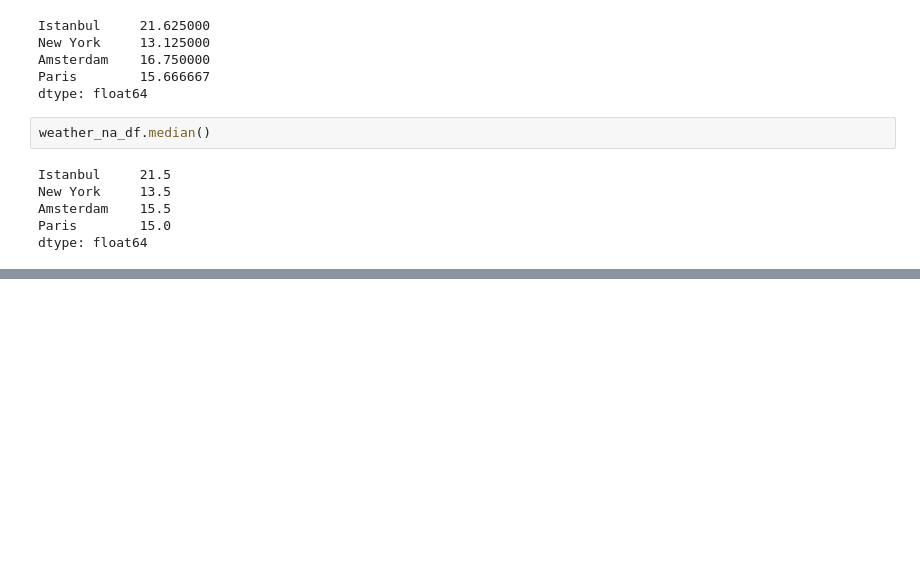
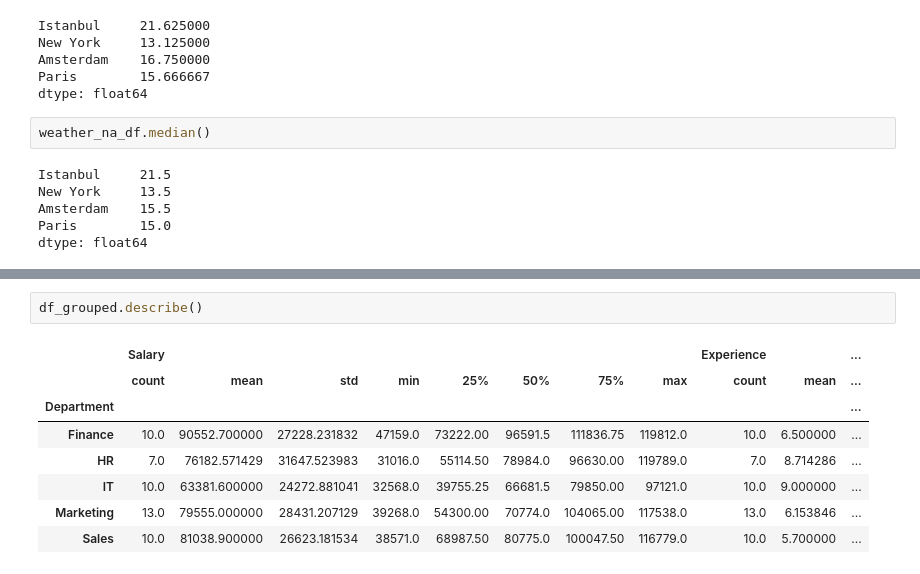
Before and after one commit to emrexyildiz/PythonForDataScienceNotebooks, a Jupyter notebook: 6-DataFrameOperations.ipynb, the cells around one changed output, grey strips where cells are left out. Saved outputs shown, nothing was run; the diff lists cells and outputs as text; blank space fills up the shorter version.

```diff
--- a/6-DataFrameOperations.ipynb
+++ b/6-DataFrameOperations.ipynb
@@ -189,0 +257,11 @@ weather_na_df.fillna(weather_na_df.mean())     ### burada yaptigimiz sey ise eks
+# %%
+df_grouped.describe()
+# %% [output]
+|  | Salary |  |  |  |  |  |  |  | Experience |  | ... |
+|  | count | mean | std | min | 25% | 50% | 75% | max | count | mean | ... |
+| Department |  |  |  |  |  |  |  |  |  |  | ... |
+| Finance | 10.0 | 90552.700000 | 27228.231832 | 47159.0 | 73222.00 | 96591.5 | 111836.75 | 119812.0 | 10.0 | 6.500000 | ... |
+| HR | 7.0 | 76182.571429 | 31647.523983 | 31016.0 | 55114.50 | 78984.0 | 96630.00 | 119789.0 | 7.0 | 8.714286 | ... |
+| IT | 10.0 | 63381.600000 | 24272.881041 | 32568.0 | 39755.25 | 66681.5 | 79850.00 | 97121.0 | 10.0 | 9.000000 | ... |
+| Marketing | 13.0 | 79555.000000 | 28431.207129 | 39268.0 | 54300.00 | 70774.0 | 104065.00 | 117538.0 | 13.0 | 6.153846 | ... |
+| Sales | 10.0 | 81038.900000 | 26623.181534 | 38571.0 | 68987.50 | 80775.0 | 100047.50 | 116779.0 | 10.0 | 5.700000 | ... |
```
Also changed, not shown: parts of 16 cells of this notebook.
